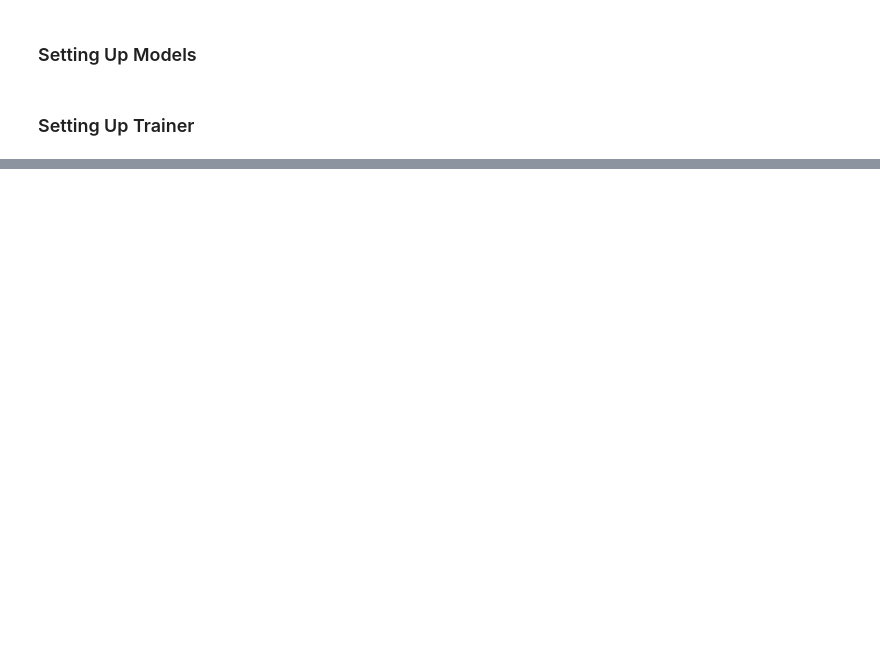
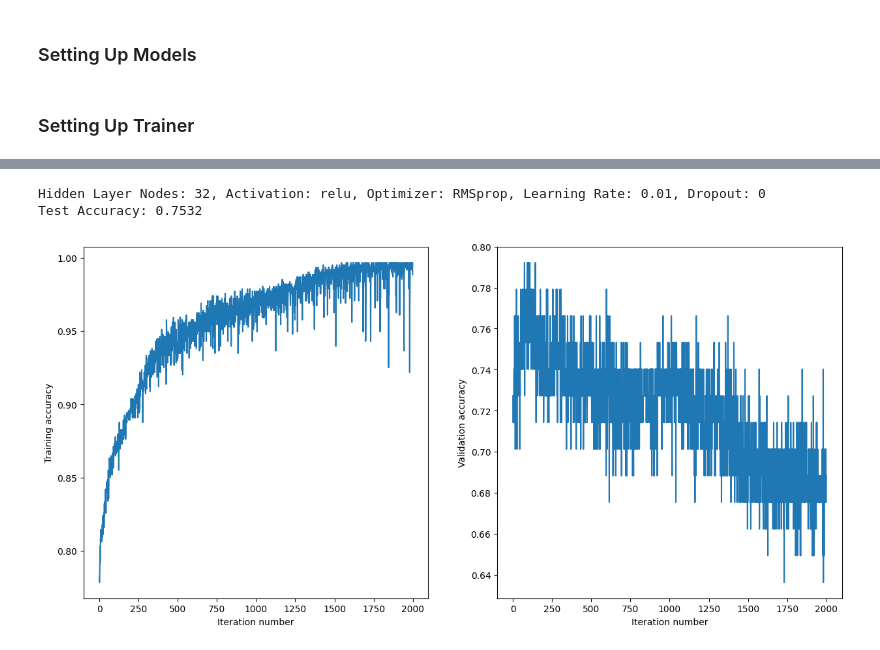
Before and after one commit to NotRaymoo/DL-project, a Jupyter notebook: kh/KH_DL_Proj.ipynb, the cells around one changed output, grey strips where cells are left out. Cells and saved outputs as stored; diff of their text form; code cells hidden in the pictures; blank space fills up the shorter version.

```diff
--- a/kh/KH_DL_Proj.ipynb
+++ b/kh/KH_DL_Proj.ipynb
@@ -85,0 +62,16 @@ test_dataloader = DataLoader(test_set, batch_size = test_batch_size, shuffle = F
+# %%
+df = pd.read_csv("./diabetes_clean.csv")
+print(len(df))
+train, val, test = np.split(df.sample(frac=1, random_state=42), [int(.8*len(df)), int(.9*len(df))])
+
+train_set = DiabetesDataset(train)
+
+val_set = DiabetesDataset(val)
+
+test_set = DiabetesDataset(test)
+
+train_batch_size = 128
+test_batch_size = 64
+train_dataloader = DataLoader(train_set, batch_size = train_batch_size, shuffle = True)
+val_dataloader = DataLoader(val_set, batch_size = test_batch_size, shuffle = False)
+test_dataloader = DataLoader(test_set, batch_size = test_batch_size, shuffle = False)
@@ -87,18 +81,20 @@ test_dataloader = DataLoader(test_set, batch_size = test_batch_size, shuffle = F
 ### Setting Up Models
 # %%
 class TwoLayerNN(torch.nn.Module):
-    def __init__(self, n_x, n_h, n_y, activation):
+    def __init__(self, n_x, n_h, n_y, activation, dropout=0):
         super().__init__()
         self.fc1 = torch.nn.Linear(n_x, n_h)
         self.fc2 = torch.nn.Linear(n_h, n_y)
         self.activation = activation
+        self.dropout1 = torch.nn.Dropout(dropout)
 
         self.accuracy = BinaryAccuracy()
 
     def forward(self, x):
         out1 = self.fc1(x)
         act1 = self.activation(out1)
-        out2 = self.fc2(act1)
+        dro1 = self.dropout1(act1)
+        out2 = self.fc2(dro1)
         act2 = torch.sigmoid(out2)
         return act2
 # %%
@@ -476,0 +395,14 @@ Test Accuracy: 0.7532
+# %%
+def TwoLayerTraining(n_h, activation, optim, lr, train, val, test, dropout=0):
+    torch.manual_seed(42)
+    print(f"Hidden Layer Nodes: {n_h}, Activation: {activation.__name__}, Optimizer: {optim.__name__}, Learning Rate: {lr}, Dropout: {dropout}")
+    model = TwoLayerNN(n_x = 8, n_h = n_h, n_y = 1, activation = activation, dropout=dropout).to(device)
+    train_accs, val_accs = trainer(model, train, val, test, epochs=2000, optim=optim, lr=lr)
+    show_training_curves(train_accs, val_accs)
+    return
+# %%
+TwoLayerTraining(32, torch.relu, torch.optim.RMSprop, 1e-2, train_dataloader, val_dataloader, test_dataloader)
+# %% [output]
+Hidden Layer Nodes: 32, Activation: relu, Optimizer: RMSprop, Learning Rate: 0.01, Dropout: 0
+Test Accuracy: 0.7532
+[figure, added]
```
Also changed, not shown: parts of 27 cells of this notebook.
